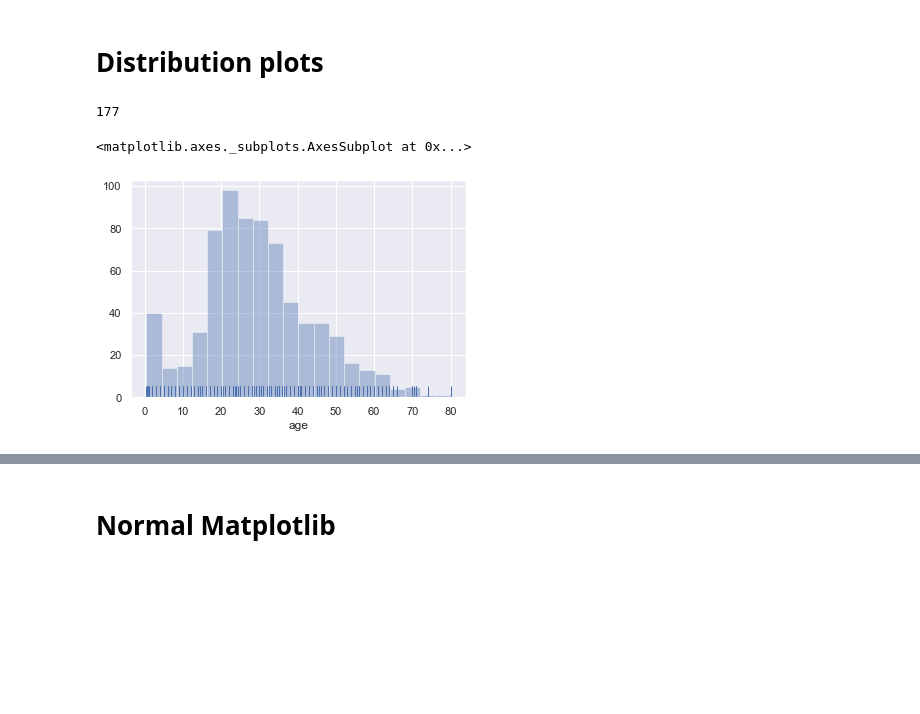
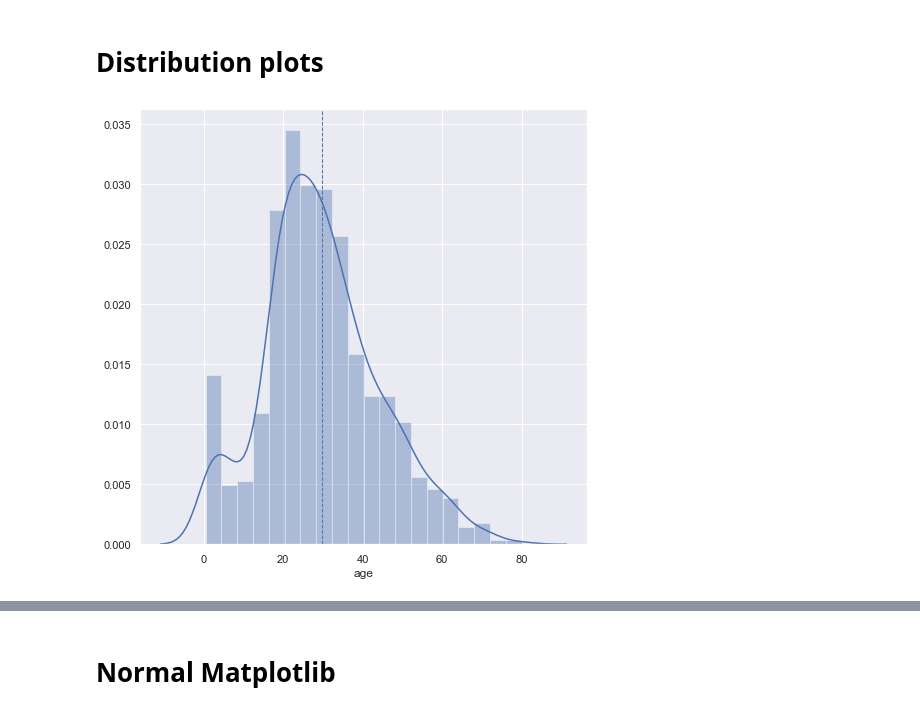
Before and after one commit to mrkr188/Data-Science-Design-Patterns, a Jupyter notebook: EDA.ipynb, the cells around one changed output, grey strips where cells are left out. Cells and saved outputs as stored; diff of their text form; code cells hidden in the pictures; blank space fills up the shorter version.

```diff
--- a/EDA.ipynb
+++ b/EDA.ipynb
@@ -31,11 +34,9 @@ sns.catplot(x="sex", hue="class", row="pclass", col="alive", data=titanic, kind=
 # %% [markdown]
 # Distribution plots
-# %%
-titanic.age.isnull().sum()
-# %% [output]
-177
-# %%
-sns.distplot(a=titanic.age.dropna(), rug=True, hist=True, kde=False)
-# %% [output]
-<matplotlib.axes._subplots.AxesSubplot at 0x...>
-[figure, removed]
+# %%
+plt.figure(figsize=(8,8))
+sns.distplot(a=titanic.age.dropna(), rug=False, hist=True, kde=True)
+plt.axvline(titanic.age.mean(), color='b', linestyle='dashed', linewidth=1)
+plt.show()
+# %% [output]
+[figure, added]
```
Also changed, not shown: parts of 13 cells of this notebook.
